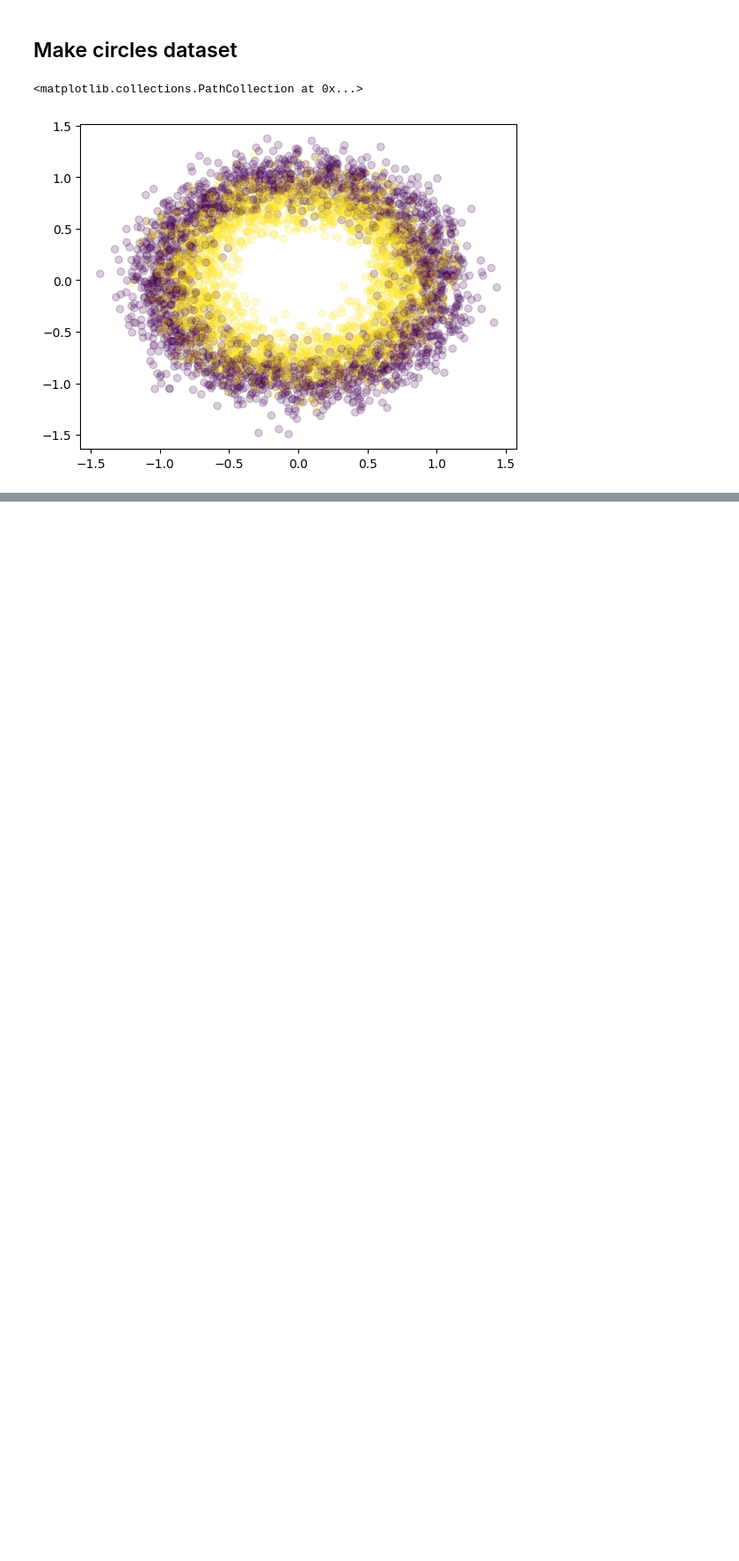
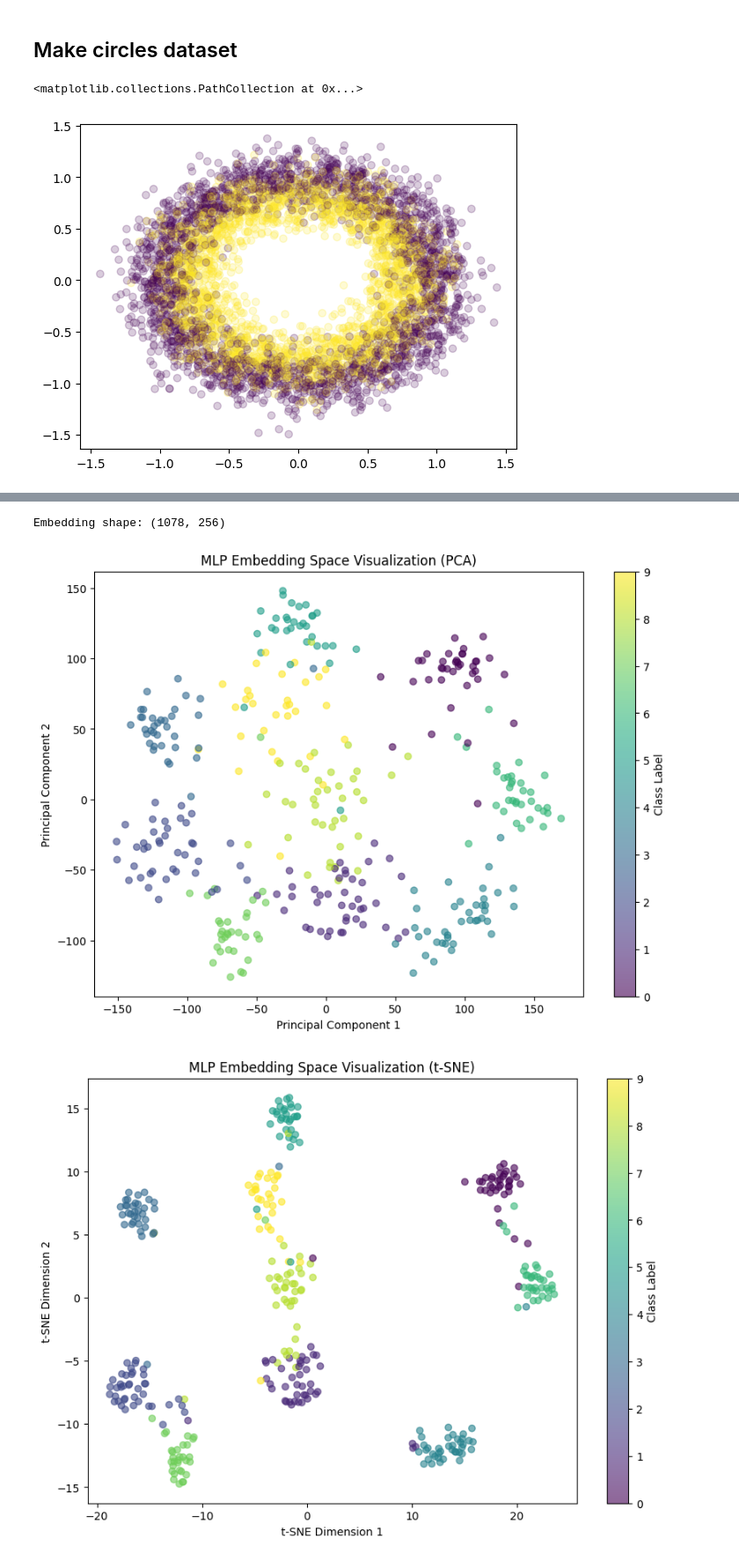
Before and after one commit to wojciech-baraniak05/golem-t13, a Jupyter notebook: make_data.ipynb, the cells around one changed output, grey strips where cells are left out. Shown at 88% size. Saved outputs shown, nothing was run; the diff lists cells and outputs as text; code cells hidden in the pictures; blank space fills up the shorter version.

```diff
--- a/make_data.ipynb
+++ b/make_data.ipynb
@@ -155,0 +193,13 @@ plt.scatter(X[:, 0], X[:, 1], c=y, alpha=0.2)
+# %%
+X, y = load_digits(return_X_y=True)
+# %%
+import importlib
+import src.golem.Pipeline
+importlib.reload(src.golem.Pipeline)
+from src.golem.Pipeline import Pipeline
+from sklearn.metrics import accuracy_score
+pipeline = Pipeline(X, y, multiclass=True)
+pipeline.get_data(train_ratio=0.6, val_ratio=0.2, test_ratio=0.2, batch_size=2048)
+# %%
+mlp_model, mlp_acc = pipeline.fit_mlp(epochs=400, out_dim=10,depth=12 ,hidden_dim=512 ,learning_rate=1e-4)
+print(f"MLP Test Accuracy: {mlp_acc}")
@@ -155,0 +224,10 @@ plt.scatter(X[:, 0], X[:, 1], c=y, alpha=0.2)
+# %%
+rf_simple, rf_simple_score = pipeline.train_random_forest(use_embeddings=False)
+rf_simple_test_acc = accuracy_score(pipeline.y_sa_part[2], rf_simple.predict(pipeline.X_sa_part[2]))
+print(f"RFAccuracy: {rf_simple_test_acc}")
+dt_simple, dt_simple_score = pipeline.train_decision_tree(use_embeddings=False)
+dt_simple_test_acc = accuracy_score(pipeline.y_sa_part[2], dt_simple.predict(pipeline.X_sa_part[2]))
+print(f"Decision Tree (Simple) Test Accuracy: {dt_simple_test_acc}")
+gb_simple, gb_simple_score = pipeline.train_gradient_boosting(use_embeddings=False)
+gb_simple_test_acc = accuracy_score(pipeline.y_sa_part[2], gb_simple.predict(pipeline.X_sa_part[2]))
+print(f"Gradient Boosting (Simple) Test Accuracy: {gb_simple_test_acc}")
@@ -155,0 +238,9 @@ plt.scatter(X[:, 0], X[:, 1], c=y, alpha=0.2)
+# %%
+pipeline.extract_embeddings()
+print(f"Embedding shape: {pipeline.embedings[0].shape}")
+pipeline.embedding_visualization_pca()
+pipeline.embedding_visualization_tsne()
+# %% [output]
+Embedding shape: (1078, 256)
+[figure, added]
+[figure, added]
```
Also changed, not shown: parts of 22 cells of this notebook, 3 other files.
